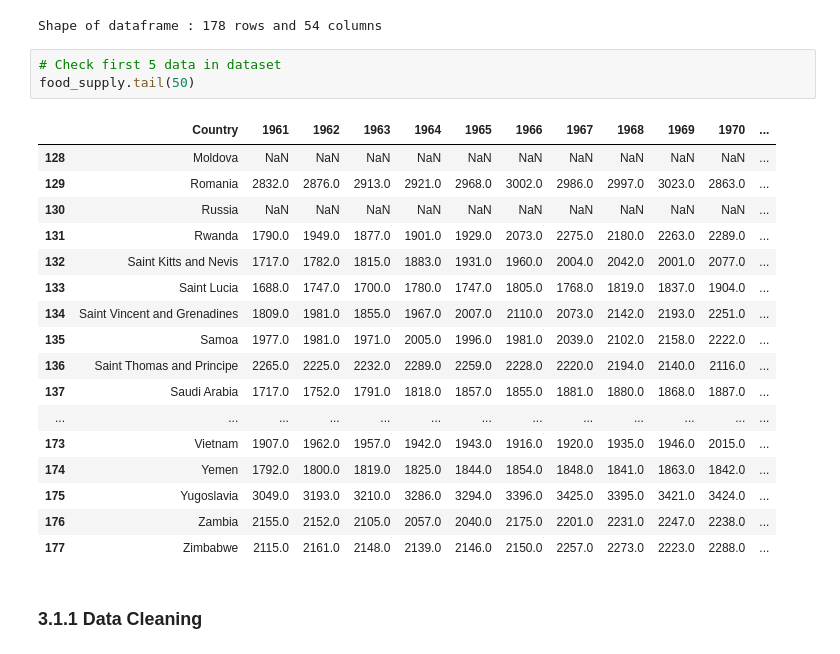
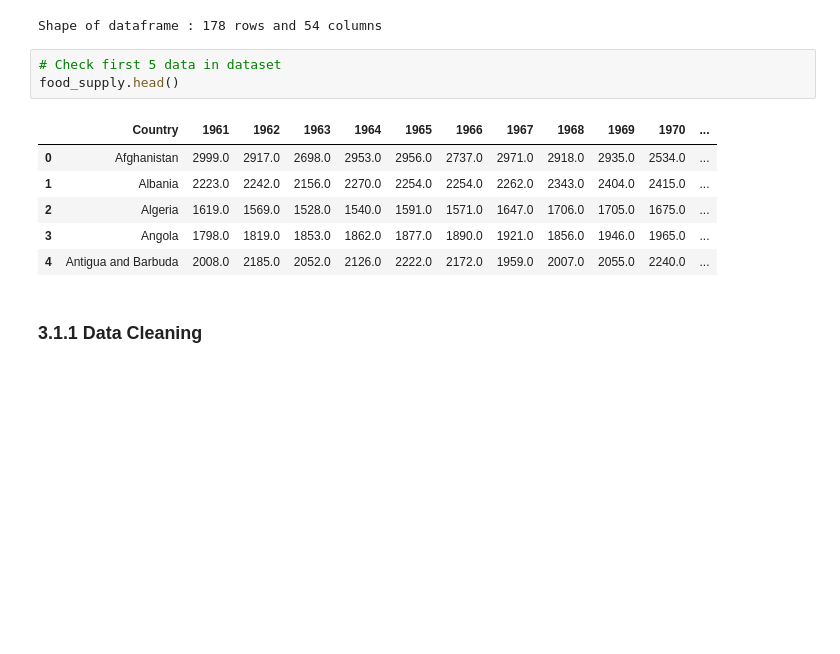
Before and after one commit to dindararas/Data-Science-Portfolio, a Jupyter notebook: Global_Food_Production_and_Population.ipynb, the cells around one changed output. Cells and saved outputs as stored; diff of their text form; blank space fills up the shorter version.

```diff
--- a/Global_Food_Production_and_Population.ipynb
+++ b/Global_Food_Production_and_Population.ipynb
@@ -105,25 +102,14 @@ print(f'Shape of dataframe : {food_supply.shape[0]} rows and {food_supply.shape[
 Shape of dataframe : 178 rows and 54 columns
 # %%
 # Check first 5 data in dataset
-food_supply.tail(50)
+food_supply.head()
 # %% [output]
 |  | Country | 1961 | 1962 | 1963 | 1964 | 1965 | 1966 | 1967 | 1968 | 1969 | 1970 | ... |
-| 128 | Moldova | NaN | NaN | NaN | NaN | NaN | NaN | NaN | NaN | NaN | NaN | ... |
-| 129 | Romania | 2832.0 | 2876.0 | 2913.0 | 2921.0 | 2968.0 | 3002.0 | 2986.0 | 2997.0 | 3023.0 | 2863.0 | ... |
-| 130 | Russia | NaN | NaN | NaN | NaN | NaN | NaN | NaN | NaN | NaN | NaN | ... |
-| 131 | Rwanda | 1790.0 | 1949.0 | 1877.0 | 1901.0 | 1929.0 | 2073.0 | 2275.0 | 2180.0 | 2263.0 | 2289.0 | ... |
-| 132 | Saint Kitts and Nevis | 1717.0 | 1782.0 | 1815.0 | 1883.0 | 1931.0 | 1960.0 | 2004.0 | 2042.0 | 2001.0 | 2077.0 | ... |
-| 133 | Saint Lucia | 1688.0 | 1747.0 | 1700.0 | 1780.0 | 1747.0 | 1805.0 | 1768.0 | 1819.0 | 1837.0 | 1904.0 | ... |
-| 134 | Saint Vincent and Grenadines | 1809.0 | 1981.0 | 1855.0 | 1967.0 | 2007.0 | 2110.0 | 2073.0 | 2142.0 | 2193.0 | 2251.0 | ... |
-| 135 | Samoa | 1977.0 | 1981.0 | 1971.0 | 2005.0 | 1996.0 | 1981.0 | 2039.0 | 2102.0 | 2158.0 | 2222.0 | ... |
-| 136 | Saint Thomas and Principe | 2265.0 | 2225.0 | 2232.0 | 2289.0 | 2259.0 | 2228.0 | 2220.0 | 2194.0 | 2140.0 | 2116.0 | ... |
-| 137 | Saudi Arabia | 1717.0 | 1752.0 | 1791.0 | 1818.0 | 1857.0 | 1855.0 | 1881.0 | 1880.0 | 1868.0 | 1887.0 | ... |
-| ... | ... | ... | ... | ... | ... | ... | ... | ... | ... | ... | ... | ... |
-| 173 | Vietnam | 1907.0 | 1962.0 | 1957.0 | 1942.0 | 1943.0 | 1916.0 | 1920.0 | 1935.0 | 1946.0 | 2015.0 | ... |
-| 174 | Yemen | 1792.0 | 1800.0 | 1819.0 | 1825.0 | 1844.0 | 1854.0 | 1848.0 | 1841.0 | 1863.0 | 1842.0 | ... |
-| 175 | Yugoslavia | 3049.0 | 3193.0 | 3210.0 | 3286.0 | 3294.0 | 3396.0 | 3425.0 | 3395.0 | 3421.0 | 3424.0 | ... |
-| 176 | Zambia | 2155.0 | 2152.0 | 2105.0 | 2057.0 | 2040.0 | 2175.0 | 2201.0 | 2231.0 | 2247.0 | 2238.0 | ... |
-| 177 | Zimbabwe | 2115.0 | 2161.0 | 2148.0 | 2139.0 | 2146.0 | 2150.0 | 2257.0 | 2273.0 | 2223.0 | 2288.0 | ... |
+| 0 | Afghanistan | 2999.0 | 2917.0 | 2698.0 | 2953.0 | 2956.0 | 2737.0 | 2971.0 | 2918.0 | 2935.0 | 2534.0 | ... |
+| 1 | Albania | 2223.0 | 2242.0 | 2156.0 | 2270.0 | 2254.0 | 2254.0 | 2262.0 | 2343.0 | 2404.0 | 2415.0 | ... |
+| 2 | Algeria | 1619.0 | 1569.0 | 1528.0 | 1540.0 | 1591.0 | 1571.0 | 1647.0 | 1706.0 | 1705.0 | 1675.0 | ... |
+| 3 | Angola | 1798.0 | 1819.0 | 1853.0 | 1862.0 | 1877.0 | 1890.0 | 1921.0 | 1856.0 | 1946.0 | 1965.0 | ... |
+| 4 | Antigua and Barbuda | 2008.0 | 2185.0 | 2052.0 | 2126.0 | 2222.0 | 2172.0 | 1959.0 | 2007.0 | 2055.0 | 2240.0 | ... |
 # %% [markdown]
 ### **3.1.1 Data Cleaning**
 # %% [markdown]
```
Also changed, not shown: parts of 4 cells of this notebook.
